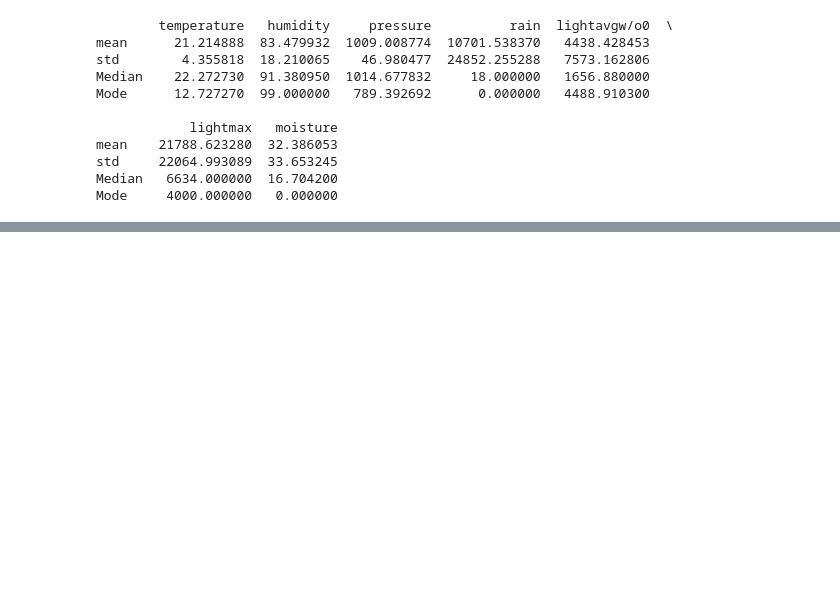
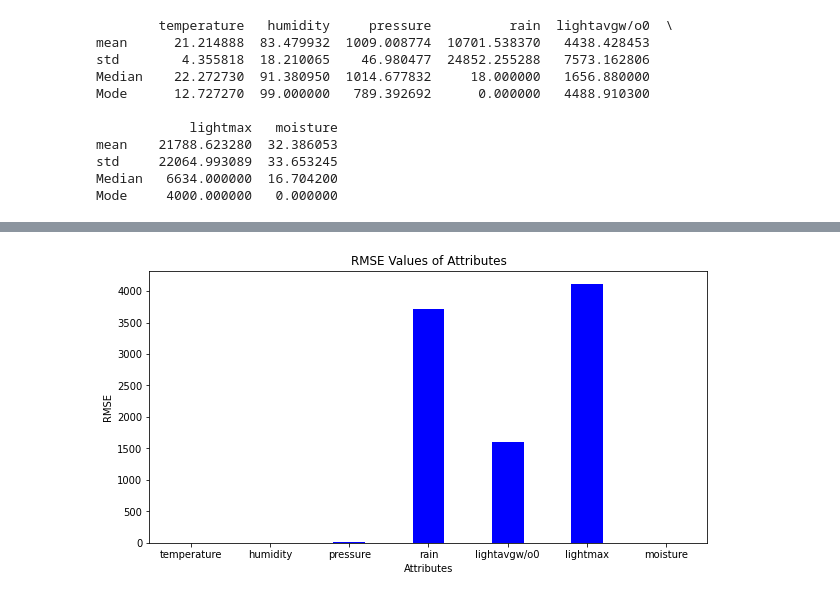
Before and after one commit to Anirudh-Sathish/Data-Science-and-Python, a Jupyter notebook: Lab11/plotmiss.ipynb, the cells around one changed output, grey strips where cells are left out. Cells and saved outputs as stored; diff of their text form; code cells hidden in the pictures; blank space fills up the shorter version.

```diff
--- a/Lab11/plotmiss.ipynb
+++ b/Lab11/plotmiss.ipynb
@@ -87,11 +140,0 @@ Rows Deleted after the first check  19
-# %%
-count = 0
-indexes = []
-for i in range(tuple_afterDrop):
-    row = target_clear.iloc[i]
-    row_bool = row.isnull()
-    print(row_bool.sum())
-    print(row_bool)
-    if(row_bool.sum()>2):
-        count+=row_bool.sum()
-        indexes.append(i+1)
@@ -305,0 +381,9 @@ RMSE_moisture         502.182077
+# %%
+# Do the RMSE Cacluations
+
+# To find the total instance count
+N = df_original_data_numero.shape[0]
+print(N)
+
+RMSE_V1 = FindRMSE(df_original_data_numero,df_FilledWithMean,N)
+print(RMSE_V1)
@@ -305,0 +400,17 @@ RMSE_moisture         502.182077
+# %%
+# Plotting a bar graph
+fig = plt.figure(figsize = (10, 5))
+
+RMSE_V1_calc = RMSE_V1.squeeze()
+
+values_RMSE_V1 = RMSE_V1_calc.to_list()
+
+plt.bar(RMSE_V1.index ,values_RMSE_V1, color ='blue',
+        width = 0.4)
+
+plt.xlabel("Attributes")
+plt.ylabel("RMSE")
+plt.title("RMSE Values of Attributes")
+plt.show()
+# %% [output]
+[figure, added]
```
Also changed, not shown: parts of 34 cells of this notebook, 9 other files.
